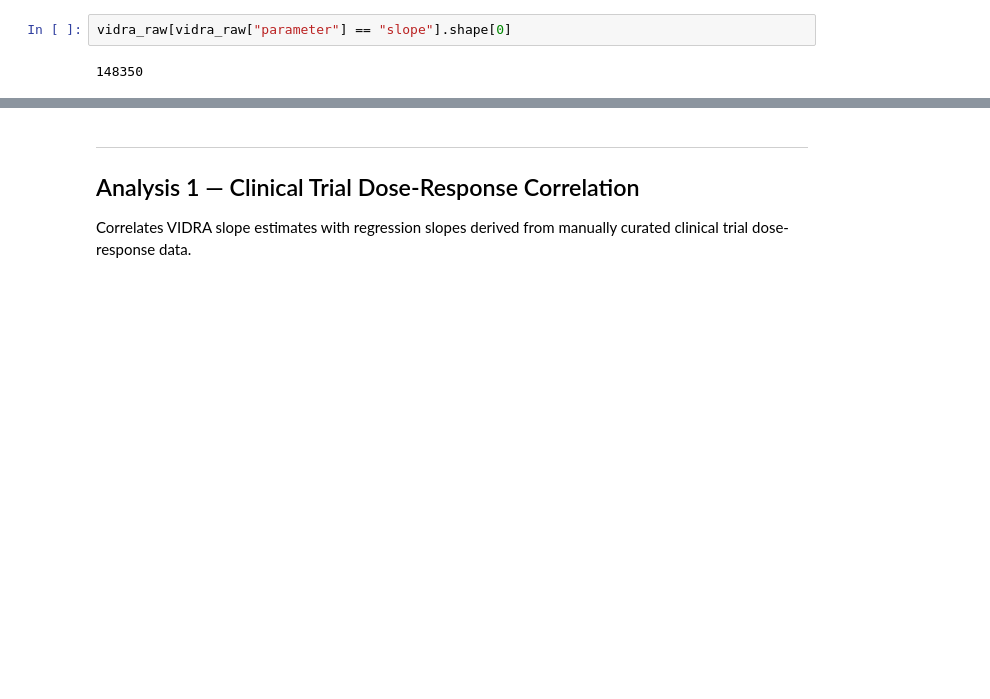
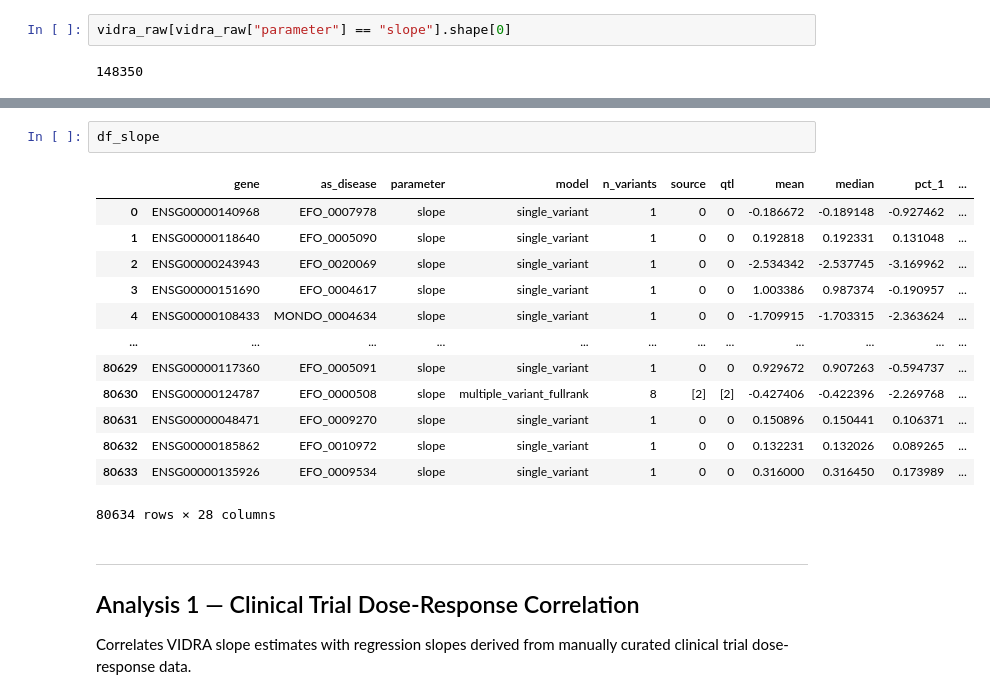
Before and after one commit to TrynkaLab/VIDRA, a Jupyter notebook: scripts/post_stat/post_analysis.ipynb, the cells around one changed output, grey strips where cells are left out. Drawn from its saved outputs; the diff is of its cells as text; blank space fills up the shorter version.

```diff
--- a/scripts/post_stat/post_analysis.ipynb
+++ b/scripts/post_stat/post_analysis.ipynb
@@ -239,3 +253,19 @@ vidra_raw[vidra_raw["parameter"] == "slope"].shape[0]
+# %%
+df_slope
+# %% [output]
+|  | gene | as_disease | parameter | model | n_variants | source | qtl | mean | median | pct_1 | ... |
+| 0 | ENSG00000140968 | EFO_0007978 | slope | single_variant | 1 | 0 | 0 | -0.186672 | -0.189148 | -0.927462 | ... |
+| 1 | ENSG00000118640 | EFO_0005090 | slope | single_variant | 1 | 0 | 0 | 0.192818 | 0.192331 | 0.131048 | ... |
+| 2 | ENSG00000243943 | EFO_0020069 | slope | single_variant | 1 | 0 | 0 | -2.534342 | -2.537745 | -3.169962 | ... |
+| 3 | ENSG00000151690 | EFO_0004617 | slope | single_variant | 1 | 0 | 0 | 1.003386 | 0.987374 | -0.190957 | ... |
+| 4 | ENSG00000108433 | MONDO_0004634 | slope | single_variant | 1 | 0 | 0 | -1.709915 | -1.703315 | -2.363624 | ... |
+| ... | ... | ... | ... | ... | ... | ... | ... | ... | ... | ... | ... |
+| 80629 | ENSG00000117360 | EFO_0005091 | slope | single_variant | 1 | 0 | 0 | 0.929672 | 0.907263 | -0.594737 | ... |
+| 80630 | ENSG00000124787 | EFO_0000508 | slope | multiple_variant_fullrank | 8 | [2] | [2] | -0.427406 | -0.422396 | -2.269768 | ... |
+| 80631 | ENSG00000048471 | EFO_0009270 | slope | single_variant | 1 | 0 | 0 | 0.150896 | 0.150441 | 0.106371 | ... |
+| 80632 | ENSG00000185862 | EFO_0010972 | slope | single_variant | 1 | 0 | 0 | 0.132231 | 0.132026 | 0.089265 | ... |
+| 80633 | ENSG00000135926 | EFO_0009534 | slope | single_variant | 1 | 0 | 0 | 0.316000 | 0.316450 | 0.173989 | ... |
+80634 rows × 28 columns
 # %% [markdown]
 ---
 
```
Also changed, not shown: parts of 31 cells of this notebook.
